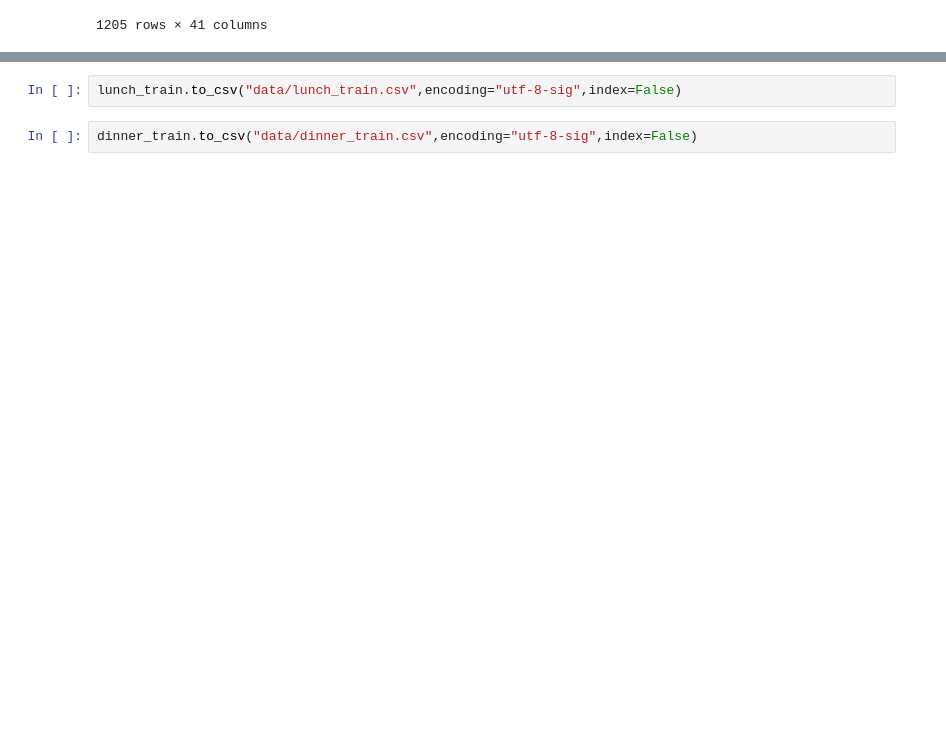
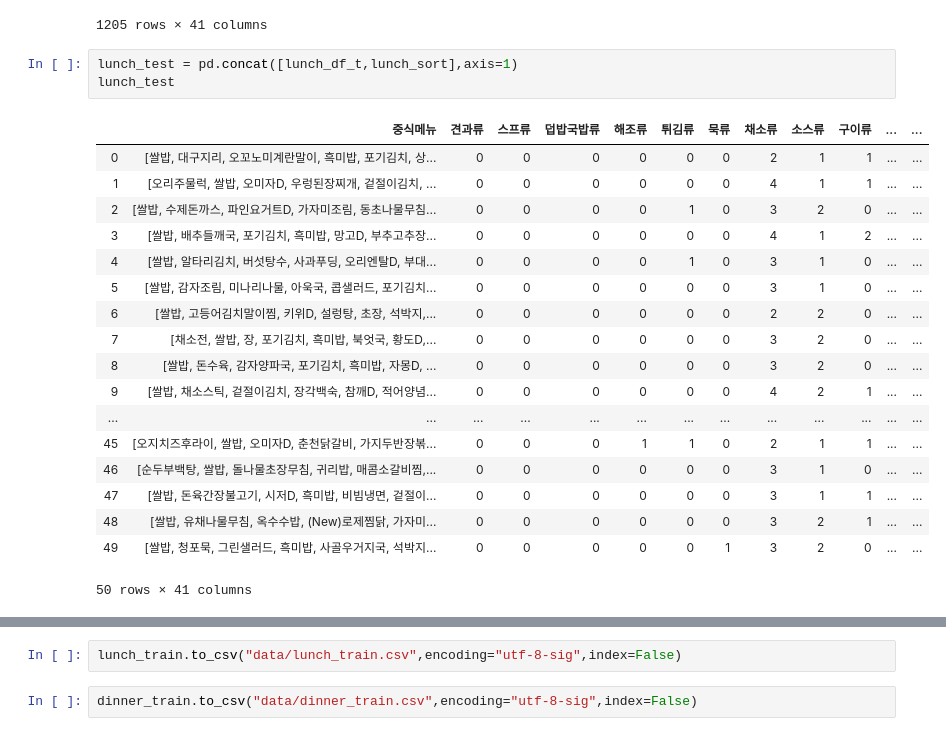
Before and after one commit to hong1468/Dacon_LH_cafeteria, a Jupyter notebook: yk/0709_menu_preprocessing.ipynb, the cells around one changed output, grey strips where cells are left out. Drawn from its saved outputs; the diff is of its cells as text; blank space fills up the shorter version.

```diff
--- a/yk/0709_menu_preprocessing.ipynb
+++ b/yk/0709_menu_preprocessing.ipynb
@@ -497,3 +541,25 @@ dinner_train
 | 1203 | [장어강정, 깻잎쌈, 생강채, 데리야끼소스, 열무된장국, 흑... | 0 | 1 | 2 | 1 | 0 | 0 | 1 | 0 | 1 | ... | ... |
 | 1204 | [쑥갓나물, 양파초절임, 깍두기, (New)할라피뇨멸치주먹밥... | 0 | 0 | 1 | 0 | 0 | 0 | 1 | 0 | 0 | ... | ... |
 1205 rows × 41 columns
+# %%
+lunch_test = pd.concat([lunch_df_t,lunch_sort],axis=1)
+lunch_test
+# %% [output]
+|  | 중식메뉴 | 견과류 | 스프류 | 덥밥국밥류 | 해조류 | 튀김류 | 묵류 | 채소류 | 소스류 | 구이류 | ... | ... |
+| 0 | [쌀밥, 대구지리, 오꼬노미계란말이, 흑미밥, 포기김치, 상... | 0 | 0 | 0 | 0 | 0 | 0 | 2 | 1 | 1 | ... | ... |
+| 1 | [오리주물럭, 쌀밥, 오미자D, 우렁된장찌개, 겉절이김치, ... | 0 | 0 | 0 | 0 | 0 | 0 | 4 | 1 | 1 | ... | ... |
+| 2 | [쌀밥, 수제돈까스, 파인요거트D, 가자미조림, 동초나물무침... | 0 | 0 | 0 | 0 | 1 | 0 | 3 | 2 | 0 | ... | ... |
+| 3 | [쌀밥, 배추들깨국, 포기김치, 흑미밥, 망고D, 부추고추장... | 0 | 0 | 0 | 0 | 0 | 0 | 4 | 1 | 2 | ... | ... |
+| 4 | [쌀밥, 알타리김치, 버섯탕수, 사과푸딩, 오리엔탈D, 부대... | 0 | 0 | 0 | 0 | 1 | 0 | 3 | 1 | 0 | ... | ... |
+| 5 | [쌀밥, 감자조림, 미나리나물, 아욱국, 콥샐러드, 포기김치... | 0 | 0 | 0 | 0 | 0 | 0 | 3 | 1 | 0 | ... | ... |
+| 6 | [쌀밥, 고등어김치말이찜, 키위D, 설렁탕, 초장, 석박지,... | 0 | 0 | 0 | 0 | 0 | 0 | 2 | 2 | 0 | ... | ... |
+| 7 | [채소전, 쌀밥, 장, 포기김치, 흑미밥, 북엇국, 황도D,... | 0 | 0 | 0 | 0 | 0 | 0 | 3 | 2 | 0 | ... | ... |
+| 8 | [쌀밥, 돈수육, 감자양파국, 포기김치, 흑미밥, 자몽D, ... | 0 | 0 | 0 | 0 | 0 | 0 | 3 | 2 | 0 | ... | ... |
+| 9 | [쌀밥, 채소스틱, 겉절이김치, 장각백숙, 참깨D, 적어양념... | 0 | 0 | 0 | 0 | 0 | 0 | 4 | 2 | 1 | ... | ... |
+| ... | ... | ... | ... | ... | ... | ... | ... | ... | ... | ... | ... | ... |
+| 45 | [오지치즈후라이, 쌀밥, 오미자D, 춘천닭갈비, 가지두반장볶... | 0 | 0 | 0 | 1 | 1 | 0 | 2 | 1 | 1 | ... | ... |
+| 46 | [순두부백탕, 쌀밥, 돌나물초장무침, 귀리밥, 매콤소갈비찜,... | 0 | 0 | 0 | 0 | 0 | 0 | 3 | 1 | 0 | ... | ... |
+| 47 | [쌀밥, 돈육간장불고기, 시저D, 흑미밥, 비빔냉면, 겉절이... | 0 | 0 | 0 | 0 | 0 | 0 | 3 | 1 | 1 | ... | ... |
+| 48 | [쌀밥, 유채나물무침, 옥수수밥, (New)로제찜닭, 가자미... | 0 | 0 | 0 | 0 | 0 | 0 | 3 | 2 | 1 | ... | ... |
+| 49 | [쌀밥, 청포묵, 그린샐러드, 흑미밥, 사골우거지국, 석박지... | 0 | 0 | 0 | 0 | 0 | 1 | 3 | 2 | 0 | ... | ... |
+50 rows × 41 columns
```
Also changed, not shown: parts of 23 cells of this notebook, 14 other files.
